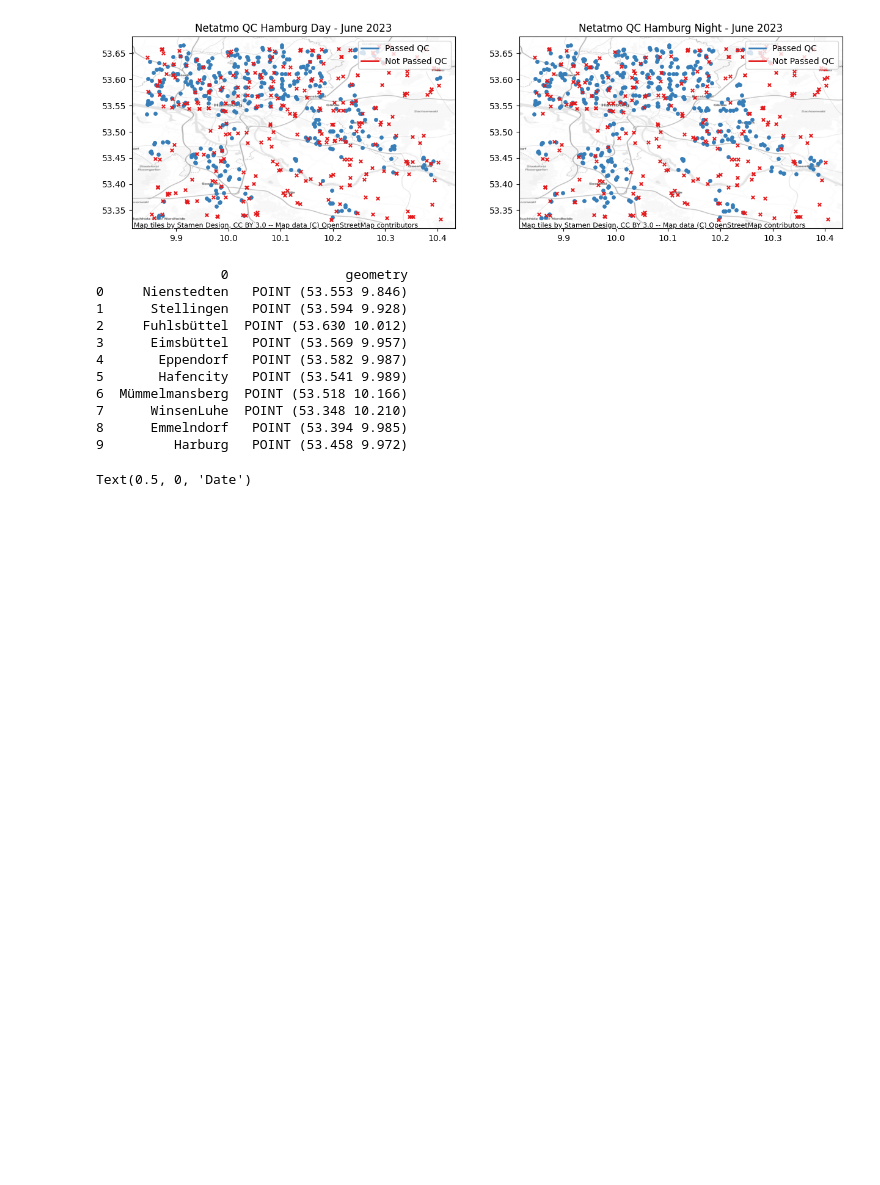
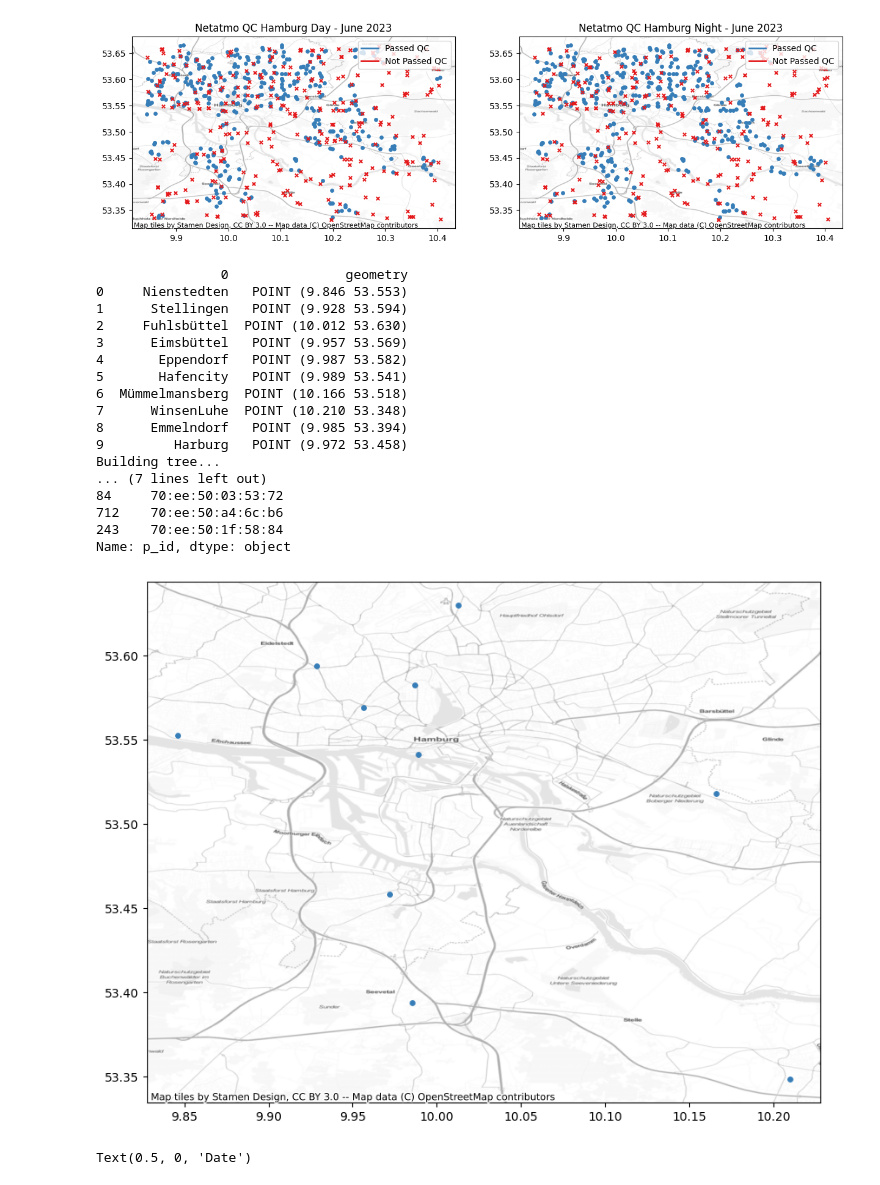
Before and after one commit to IanBuck-dev/master-thesis-data-science, a Jupyter notebook: point-interpolation.ipynb, the cells around one changed output. Saved outputs shown, nothing was run; the diff lists cells and outputs as text; code cells hidden in the pictures; blank space fills up the shorter version.

```diff
--- a/point-interpolation.ipynb
+++ b/point-interpolation.ipynb
@@ -65,39 +65,78 @@ plot_qc_locations(m5_gdf_night, rest_gdf_night, 'Netatmo QC Hamburg Night - June
 # %% [output]
 [figure]
 # %%
+from scipy.spatial import KDTree
 # Select stations
 
 Nienstedten = [53.552792,9.846225]
 Stellingen = [53.593895,9.928416]
 Fuhlsbüttel = [53.629954,10.012461]
 Eimsbüttel = [53.569332,9.956562]
 Eppendorf = [53.582269,9.986992]
 Hafencity = [53.541312,9.988897]
 Mümmelmansberg = [53.518018,10.165679]
 WinsenLuhe = [53.348226,10.209836]
 Emmelndorf = [53.393568,9.985493]
 Harburg = [53.457814,9.971818]
 
 # Flatten list of x y coordinates
 names = ['Nienstedten', 'Stellingen', 'Fuhlsbüttel', 'Eimsbüttel', 'Eppendorf', 'Hafencity', 'Mümmelmansberg', 'WinsenLuhe', 'Emmelndorf', 'Harburg']
 stations = pd.DataFrame([Nienstedten, Stellingen, Fuhlsbüttel, Eimsbüttel, Eppendorf, Hafencity, Mümmelmansberg, WinsenLuhe, Emmelndorf, Harburg])
-test_locations_gdf = gpd.GeoDataFrame(names, geometry=stations.iloc[:,:].apply(lambda row: Point(row[0], row[1]), axis=1), crs=crs)
+test_locations_gdf = gpd.GeoDataFrame(names, geometry=stations.iloc[:,:].apply(lambda row: Point(row[1], row[0]), axis=1), crs=crs)
 
 print(test_locations_gdf)
 
-sjoin
+p_ids_df = qc_gdf.groupby('p_id').agg({'geometry': 'first'}).reset_index()
+locations = list(p_ids_df['geometry'].apply(lambda x: (x.x, x.y)))
+
+print('Building tree...')
+# More build time but better query time
+tree = KDTree(locations, balanced_tree=True)
+neighbour_indexes = []
+
+for index, row in test_locations_gdf.iterrows():
+    coords = row.geometry.coords
+    dist, idx = tree.query(coords, k=3, p=2)
+
+    idx = idx[0]
+    dist = dist[0]
+
+    neighbour_indexes.append(idx[0])
+
+gdB_nearest = p_ids_df.iloc[neighbour_indexes]
+neighbour_ids = gdB_nearest['p_id']
+print(neighbour_ids)
+
+gdf_nearest = gpd.GeoDataFrame(gdB_nearest, geometry=gdB_nearest['geometry'], crs=crs)
+
+fig, ax = plt.subplots(figsize=(10,10))
+
+gdf_nearest.plot(marker='o', ax=ax, markersize=15, color='#377eb8')
+ctx.add_basemap(
+        ax,
+        crs=crs_plot,
+        alpha=0.7,
+        source=ctx.providers.Stamen.TonerLite
+    )
 # %% [output]
                 0               geometry
-0     Nienstedten   POINT (53.553 9.846)
-1      Stellingen   POINT (53.594 9.928)
-2     Fuhlsbüttel  POINT (53.630 10.012)
-3      Eimsbüttel   POINT (53.569 9.957)
-4       Eppendorf   POINT (53.582 9.987)
-5       Hafencity   POINT (53.541 9.989)
-6  Mümmelmansberg  POINT (53.518 10.166)
-7      WinsenLuhe  POINT (53.348 10.210)
-8      Emmelndorf   POINT (53.394 9.985)
-9         Harburg   POINT (53.458 9.972)
+0     Nienstedten   POINT (9.846 53.553)
+1      Stellingen   POINT (9.928 53.594)
+2     Fuhlsbüttel  POINT (10.012 53.630)
+3      Eimsbüttel   POINT (9.957 53.569)
+4       Eppendorf   POINT (9.987 53.582)
+5       Hafencity   POINT (9.989 53.541)
+6  Mümmelmansberg  POINT (10.166 53.518)
+7      WinsenLuhe  POINT (10.210 53.348)
+8      Emmelndorf   POINT (9.985 53.394)
+9         Harburg   POINT (9.972 53.458)
+Building tree...
+... (7 lines left out)
+84     70:ee:50:03:53:72
+712    70:ee:50:a4:6c:b6
+243    70:ee:50:1f:58:84
+Name: p_id, dtype: object
+[figure, added]
 # %%
 import seaborn as sns
 import matplotlib.dates as md
```
Also changed, not shown: parts of 5 cells of this notebook.
